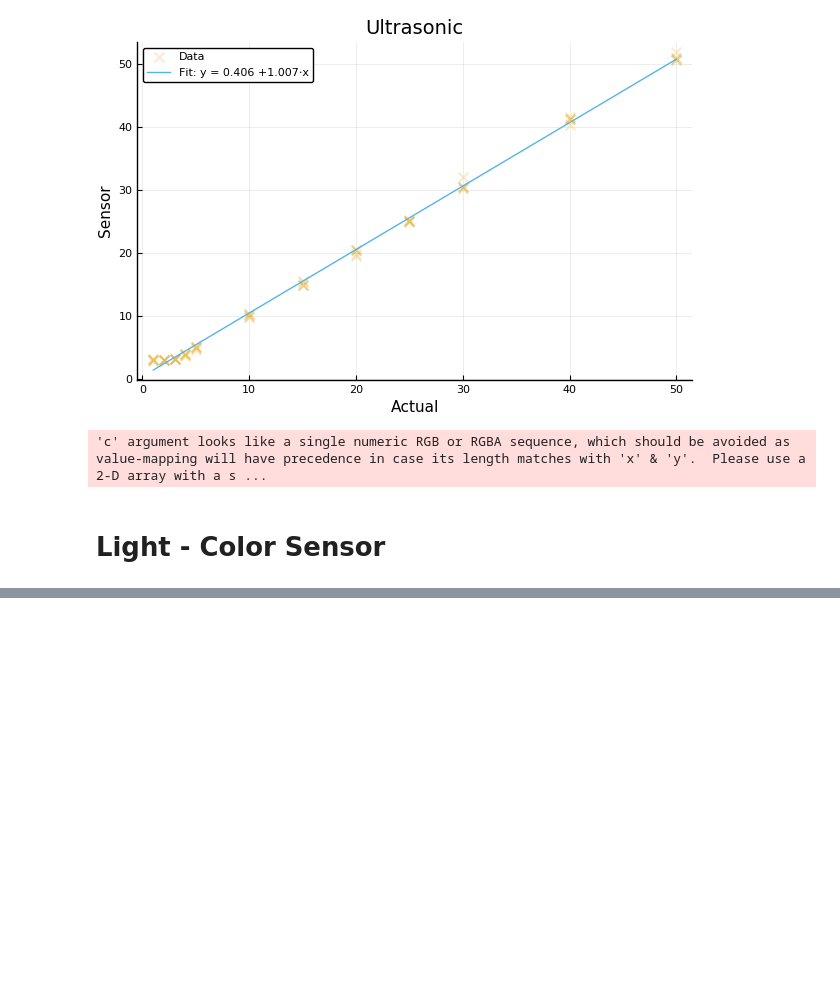
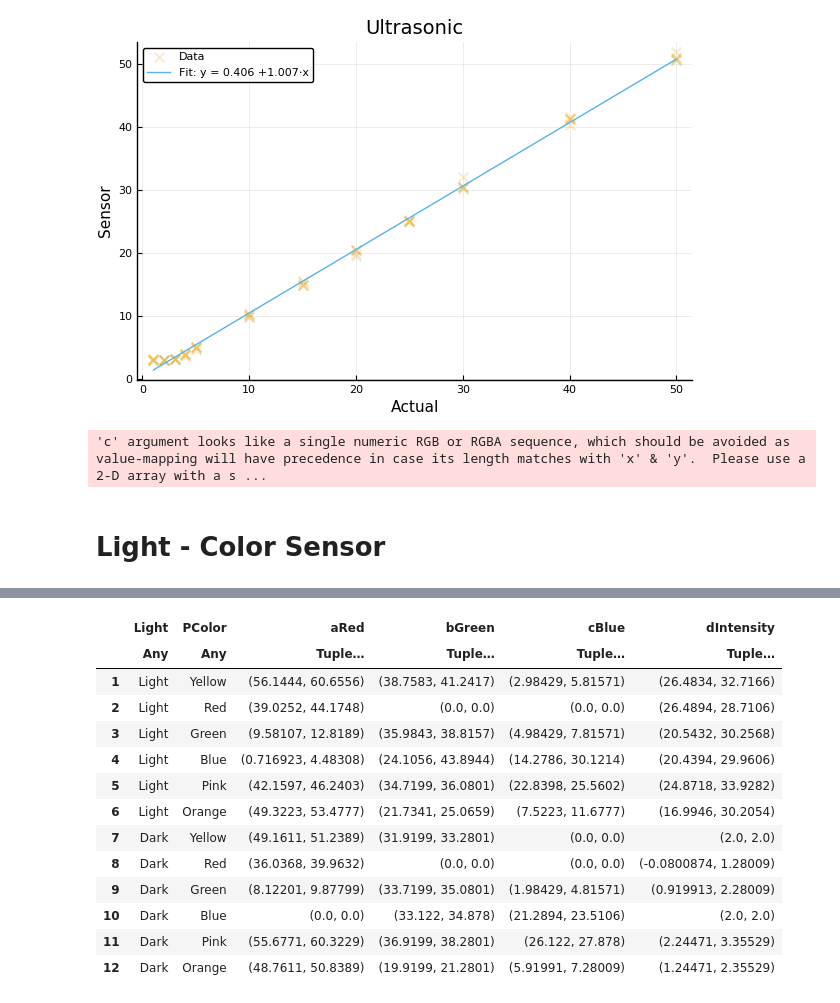
Before and after one commit to ThoAppelsin/EV3-Calibration-Plots, a Jupyter notebook: Untitled.ipynb, the cells around one changed output, grey strips where cells are left out. Cells and saved outputs as stored; diff of their text form; code cells hidden in the pictures; blank space fills up the shorter version.

```diff
--- a/Untitled.ipynb
+++ b/Untitled.ipynb
@@ -69,24 +69,3 @@ linefit(ultrasonic_data, "Ultrasonic")
 'c' argument looks like a single numeric RGB or RGBA sequence, which should be avoided as value-mapping will have precedence in case its length matches with 'x' & 'y'.  Please use a 2-D array with a s ...
 # %% [markdown]
 # Light - Color Sensor
-# %%
-function barfit(data, title)
-#     xticks = map(x -> String(x)[2:end], names(data))
-    σy, μy, ny = ivcat(colwise([x -> -(confint(OneSampleTTest(x))...) / -2, mean, length], data))
-    plot(["Red", "Green", "Blue", "Intensity"], μy, t=:yerror, yerror = σy, title = title, ylims = (0, 70))
-end
-
-function analyzecolor(colordata, lights, papercolor)
-    darklight = lights ? "Light" : "Dark"
-    data = DataFrame(hcat(colordata[darklight][papercolor]...)' .* [1 1 1 100], [:Red, :Green, :Blue, :Intensity])
-    barfit(data, papercolor * (lights ? " under Light" : " in the Dark"))
-end
-
-function analyzecolor(lights)
-    darklight = lights ? "Light" : "Dark"
-    plot((analyzecolor(data["Color"], lights, papercolor) for papercolor in keys(data["Color"][darklight]))...,
-        xtickfont=font(10, "Verdana", colorant"gray40"),
-        titlefont=font("Verdana", colorant"gray20"),
-        margin=5mm,
-        size=(900,600))
-end
@@ -130,0 +72,39 @@ analyzecolor(false)
+# %%
+datacols = [:aRed, :bGreen, :cBlue, :dIntensity]
+
+function analyzecolor(datagroup)
+    color = datagroup[:PColor][1]
+
+    ctg = repeat(convert(Array, datagroup[:Light]), inner = length(datacols))
+    nam = repeat(map(x -> repeat(" ", 'd' - x[1]) * x[2:end] * repeat(" ", 'd' - x[1]), String.(datacols)), outer = 2)
+    vals = permutedims(mean.(convert(Array, datagroup[:, datacols])), [2, 1])
+    errs = permutedims(map(x -> -(x...) / -2, convert(Array, datagroup[:, datacols])), [2, 1])
+    groupedbar(nam, vals, group = ctg, xlabel = "Channel", ylabel = "Percentage (%)",
+        title = color, ylim = (0, 70), yerror = errs, fillalpha = 0.3)
+end
+
+color_data = DataFrame(vcat(([light pcolor row' .* [1 1 1 100]]
+        for (light, lightdata) in data["Color"]
+            for (pcolor, pcolordata) in lightdata
+                for row in pcolordata)...), vcat([:Light, :PColor], datacols))
+
+for col in datacols
+    color_data[col] = round.(Int, color_data[col])
+end
+color_data = by(color_data, [:Light, :PColor],
+    df -> DataFrame(permutedims(colwise(x -> confint(OneSampleTTest(x)), df[datacols])), datacols))
+# %% [output]
+|  | Light | PColor | aRed | bGreen | cBlue | dIntensity |
+|  | Any | Any | Tuple… | Tuple… | Tuple… | Tuple… |
+| 1 | Light | Yellow | (56.1444, 60.6556) | (38.7583, 41.2417) | (2.98429, 5.81571) | (26.4834, 32.7166) |
+| 2 | Light | Red | (39.0252, 44.1748) | (0.0, 0.0) | (0.0, 0.0) | (26.4894, 28.7106) |
+| 3 | Light | Green | (9.58107, 12.8189) | (35.9843, 38.8157) | (4.98429, 7.81571) | (20.5432, 30.2568) |
+| 4 | Light | Blue | (0.716923, 4.48308) | (24.1056, 43.8944) | (14.2786, 30.1214) | (20.4394, 29.9606) |
+| 5 | Light | Pink | (42.1597, 46.2403) | (34.7199, 36.0801) | (22.8398, 25.5602) | (24.8718, 33.9282) |
+| 6 | Light | Orange | (49.3223, 53.4777) | (21.7341, 25.0659) | (7.5223, 11.6777) | (16.9946, 30.2054) |
+| 7 | Dark | Yellow | (49.1611, 51.2389) | (31.9199, 33.2801) | (0.0, 0.0) | (2.0, 2.0) |
+| 8 | Dark | Red | (36.0368, 39.9632) | (0.0, 0.0) | (0.0, 0.0) | (-0.0800874, 1.28009) |
+| 9 | Dark | Green | (8.12201, 9.87799) | (33.7199, 35.0801) | (1.98429, 4.81571) | (0.919913, 2.28009) |
+| 10 | Dark | Blue | (0.0, 0.0) | (33.122, 34.878) | (21.2894, 23.5106) | (2.0, 2.0) |
+| 11 | Dark | Pink | (55.6771, 60.3229) | (36.9199, 38.2801) | (26.122, 27.878) | (2.24471, 3.35529) |
+| 12 | Dark | Orange | (48.7611, 50.8389) | (19.9199, 21.2801) | (5.91991, 7.28009) | (1.24471, 2.35529) |
```
Also changed, not shown: parts of 6 cells of this notebook.
